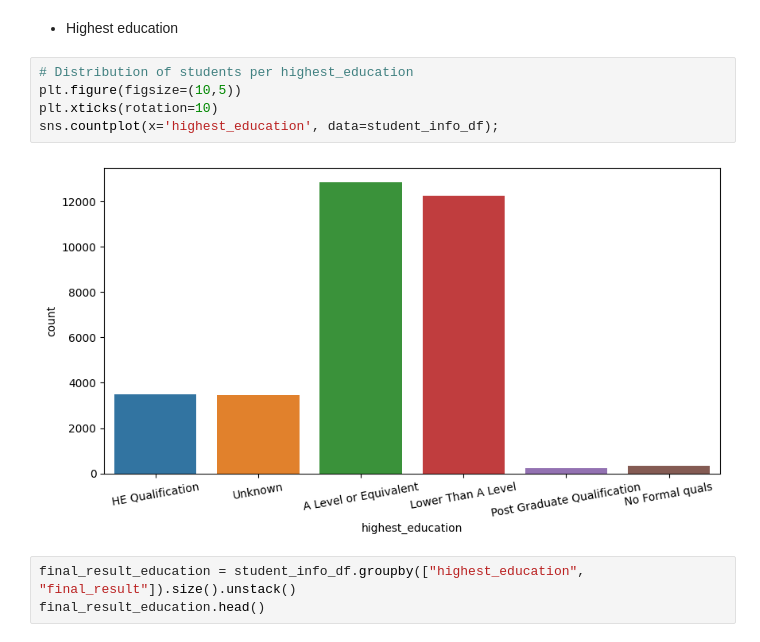
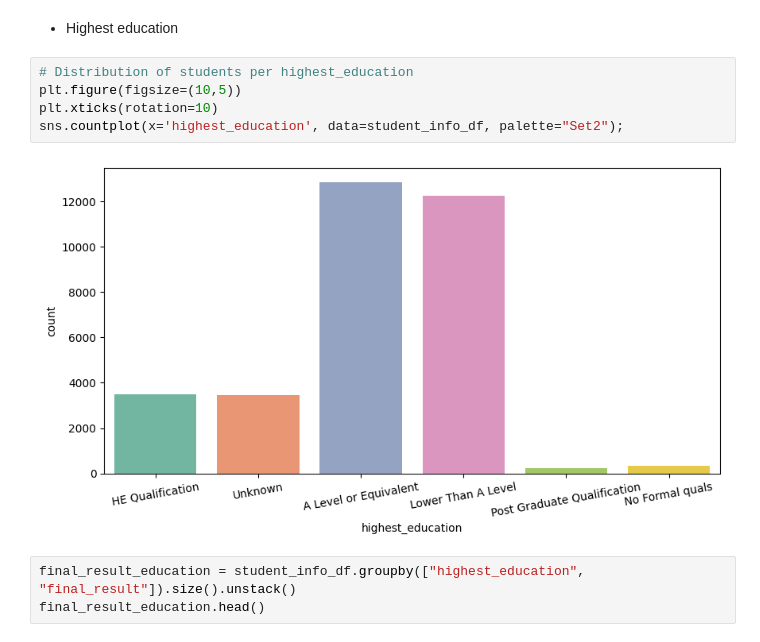
Before and after one commit to randmon/ucll_ti_data_and_ai_group_assignments, a Jupyter notebook: Assignment 2/assignment2.ipynb, the cells around one changed output. Saved outputs shown, nothing was run; the diff lists cells and outputs as text.

```diff
--- a/Assignment 2/assignment2.ipynb
+++ b/Assignment 2/assignment2.ipynb
@@ -725,10 +743,10 @@ We can see that people with a disabilty have a higher chance of not passing the
 # %%
 # Distribution of students per highest_education
 plt.figure(figsize=(10,5))
 plt.xticks(rotation=10)
-sns.countplot(x='highest_education', data=student_info_df);
+sns.countplot(x='highest_education', data=student_info_df, palette="Set2");
 # %% [output]
-[figure, old version]
+[figure, new version]
 # %%
 final_result_education = student_info_df.groupby(["highest_education", "final_result"]).size().unstack()
 final_result_education.head()
```
Also changed, not shown: parts of 12 cells of this notebook.
